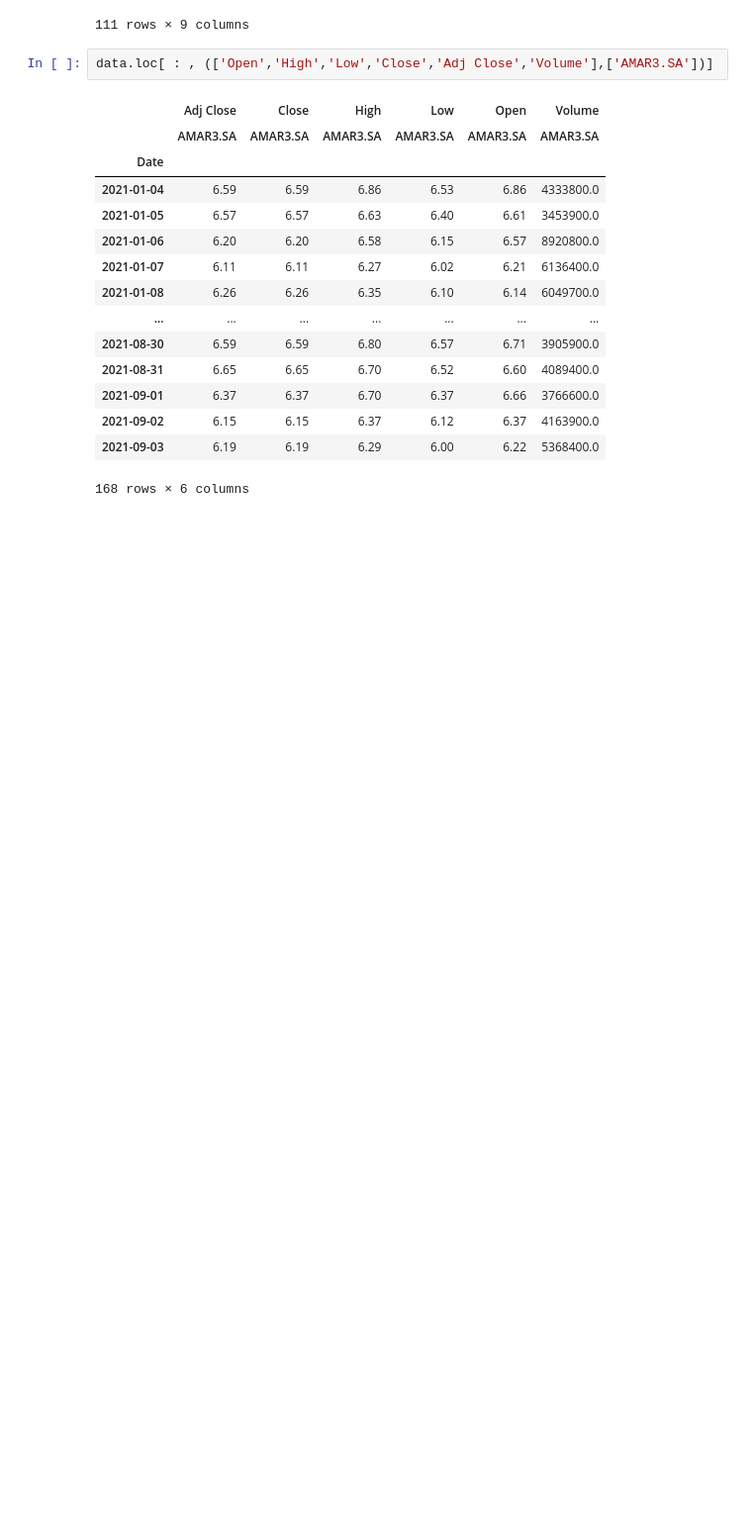
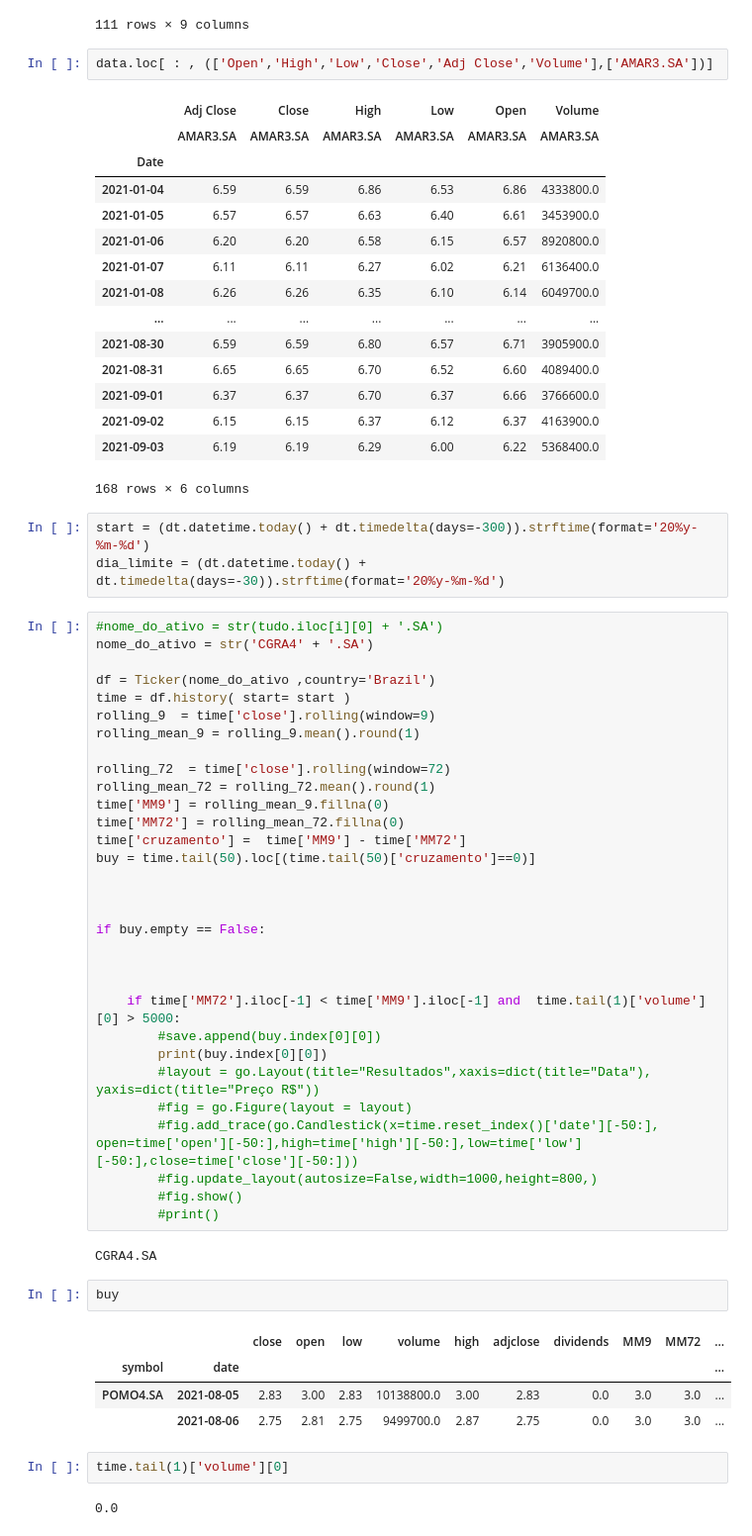
Before and after one commit to lucasvascrocha/explorador_de_ativos, a Jupyter notebook: notebooks/App.ipynb, the cells around one changed output. Shown: that part at 99% size. Saved outputs shown, nothing was run; the diff lists cells and outputs as text; blank space fills up the shorter version.

Commit message:
filtro volume rastreador

```diff
--- a/notebooks/App.ipynb
+++ b/notebooks/App.ipynb
@@ -1252,3 +1252,50 @@ data.loc[ : , (['Open','High','Low','Close','Adj Close','Volume'],['AMAR3.SA'])]
 | 2021-09-02 | 6.15 | 6.15 | 6.37 | 6.12 | 6.37 | 4163900.0 |
 | 2021-09-03 | 6.19 | 6.19 | 6.29 | 6.00 | 6.22 | 5368400.0 |
 168 rows × 6 columns
+# %%
+start = (dt.datetime.today() + dt.timedelta(days=-300)).strftime(format='20%y-%m-%d')
+dia_limite = (dt.datetime.today() + dt.timedelta(days=-30)).strftime(format='20%y-%m-%d')
+# %%
+#nome_do_ativo = str(tudo.iloc[i][0] + '.SA')
+nome_do_ativo = str('CGRA4' + '.SA')
+
+df = Ticker(nome_do_ativo ,country='Brazil')
+time = df.history( start= start )
+rolling_9  = time['close'].rolling(window=9)
+rolling_mean_9 = rolling_9.mean().round(1)
+
+rolling_72  = time['close'].rolling(window=72)
+rolling_mean_72 = rolling_72.mean().round(1)
+time['MM9'] = rolling_mean_9.fillna(0)
+time['MM72'] = rolling_mean_72.fillna(0)
+time['cruzamento'] =  time['MM9'] - time['MM72']
+buy = time.tail(50).loc[(time.tail(50)['cruzamento']==0)]
+
+
+
+if buy.empty == False:
+
+
+
+    if time['MM72'].iloc[-1] < time['MM9'].iloc[-1] and  time.tail(1)['volume'][0] > 5000:
+        #save.append(buy.index[0][0])
+        print(buy.index[0][0])
+        #layout = go.Layout(title="Resultados",xaxis=dict(title="Data"), yaxis=dict(title="Preço R$"))
+        #fig = go.Figure(layout = layout)
+        #fig.add_trace(go.Candlestick(x=time.reset_index()['date'][-50:], open=time['open'][-50:],high=time['high'][-50:],low=time['low'][-50:],close=time['close'][-50:]))
+        #fig.update_layout(autosize=False,width=1000,height=800,)
+        #fig.show()
+        #print()
+# %% [output]
+CGRA4.SA
+# %%
+buy
+# %% [output]
+|  |  | close | open | low | volume | high | adjclose | dividends | MM9 | MM72 | ... |
+| symbol | date |  |  |  |  |  |  |  |  |  | ... |
+| POMO4.SA | 2021-08-05 | 2.83 | 3.00 | 2.83 | 10138800.0 | 3.00 | 2.83 | 0.0 | 3.0 | 3.0 | ... |
+|  | 2021-08-06 | 2.75 | 2.81 | 2.75 | 9499700.0 | 2.87 | 2.75 | 0.0 | 3.0 | 3.0 | ... |
+# %%
+time.tail(1)['volume'][0]
+# %% [output]
+0.0
```
Also changed, not shown: 1 other file.
